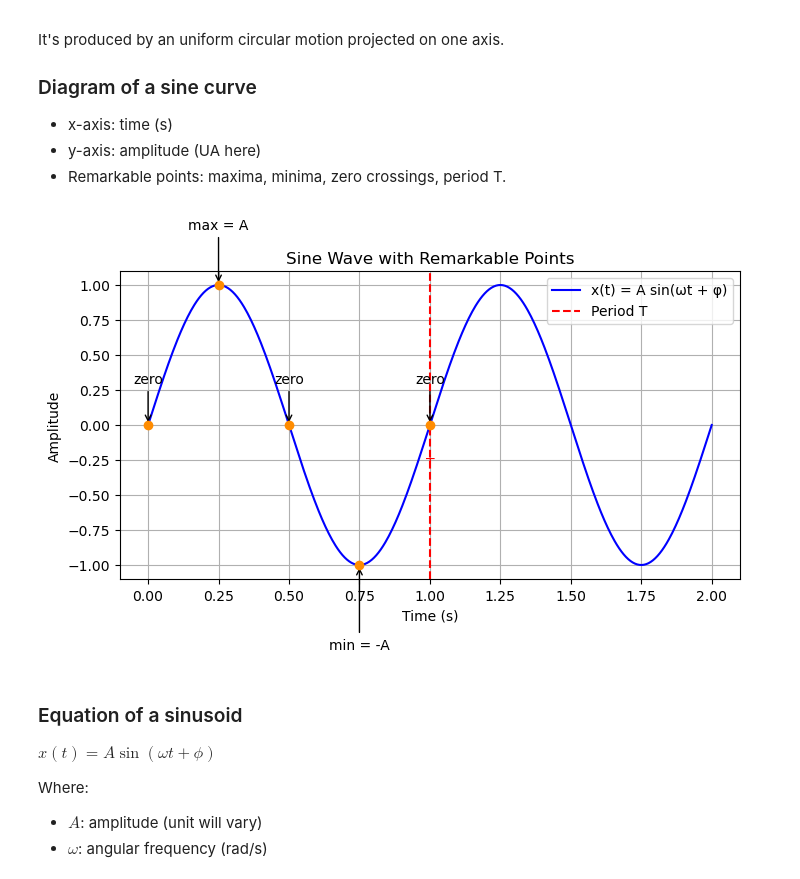
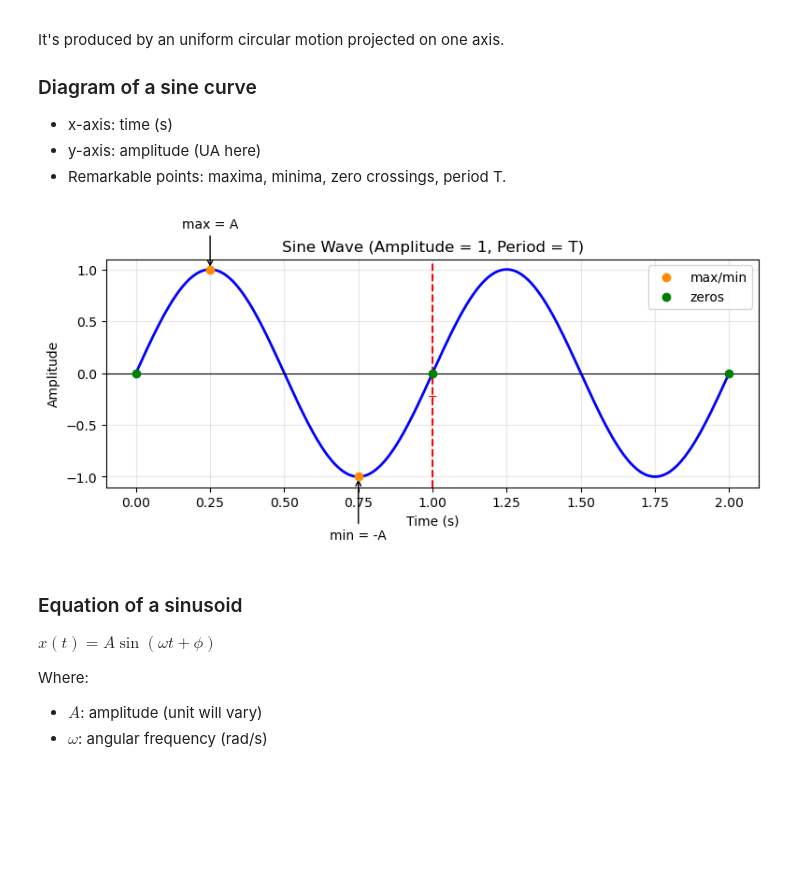
Before and after one commit to MorganVir/Python-pre-series02, a Jupyter notebook: Python-pre-series02.ipynb, the cells around one changed output. Cells and saved outputs as stored; diff of their text form; code cells hidden in the pictures; blank space fills up the shorter version.

Commit message:
Improved visibility of plots based on review
- removed clutter on plots
- improve readability of said plots (less annotated texts, more distincts colors and shape)

```diff
--- a/Python-pre-series02.ipynb
+++ b/Python-pre-series02.ipynb
@@ -14,53 +14,67 @@ It's produced by an uniform circular motion projected on one axis.
 # %%
 import numpy as np
 import matplotlib.pyplot as plt
 
 # Parameters
-A = 1.0            # Amplitude
-f = 1.0            # Frequency (Hz)
+A = 1.0
+f = 1.0
 omega = 2 * np.pi * f
-phi = 0            # Phase (rad)
-T = 1 / f          # Period (s)
+phi = 0
+T = 1 / f
 
 #  Time vector
-t = np.linspace(0, 2*T, 500)  # two periods
+t = np.linspace(0, 2*T, 500)
 
 # Sine wave
 x = A * np.sin(omega*t + phi)
 
-#  Plot
+
 plt.figure(figsize=(8, 4))
-plt.plot(t, x, label="x(t) = A sin(ωt + φ)", color="blue")
+
+# Make the sine wave line thicker so it stands out more and it's easier to read quickly
+plt.plot(t, x, linewidth=2, color="blue")
 
 # Remarkable points
-points_x = [0, T/4, T/2, 3*T/4, T]
-points_y = [0, A, 0, -A, 0]
+# Instead of showing ALL zeros and extrema with text,
+# we only highlight one "type" of each:
 
-plt.scatter(points_x, points_y, color="darkorange", zorder=5)
+plt.scatter([T/4, 3*T/4], [A, -A], color="darkorange", zorder=5, label="max/min")
+plt.scatter([0, T, 2*T], [0, 0, 0], color="green", zorder=5, label="zeros")
 
 # Annotations
-plt.annotate("zero", xy=(0, 0), xytext=(0, 0.3),
-             ha="center", arrowprops=dict(arrowstyle="->"))
+# Instead of repeating "zero" multiple times,
+# we annotate just ONE maximum and ONE minimum.
 plt.annotate("max = A", xy=(T/4, A), xytext=(T/4, A+0.4),
-             ha="center", arrowprops=dict(arrowstyle="->"))
-plt.annotate("zero", xy=(T/2, 0), xytext=(T/2, 0.3),
              ha="center", arrowprops=dict(arrowstyle="->"))
 plt.annotate("min = -A", xy=(3*T/4, -A), xytext=(3*T/4, -A-0.6),
              ha="center", arrowprops=dict(arrowstyle="->"))
-plt.annotate("zero", xy=(T, 0), xytext=(T, 0.3),
-             ha="center", arrowprops=dict(arrowstyle="->"))
-plt.axvline(T, color="red", linestyle="--", label="Period T")
+
+# Period marker
+# Keep the vertical line at T, but don’t overload with labels in the legend
+plt.axvline(T, color="red", linestyle="--")
 plt.text(T, -0.3, "T", ha="center", color="red")
 
-# Styling
-plt.title("Sine Wave with Remarkable Points")
+# Styling improvements
+# Add a horizontal axis line to make the zeros more obvious
+plt.axhline(0, color="black", linewidth=0.8)
+
+# Simplify title (mention parameters directly in text instead of legend clutter)
+plt.title("Sine Wave (Amplitude = 1, Period = T)")
+
+# Axes labels
 plt.xlabel("Time (s)")
 plt.ylabel("Amplitude")
+
+# Keep legend, but now only 2 items (clearer, not overwhelming)
 plt.legend()
-plt.grid(True)
+
+# Lighten the grid so it doesn’t compete visually
+plt.grid(True, alpha=0.3)
+
+plt.tight_layout()
 plt.show()
 # %% [output]
-[figure, old version]
+[figure, new version]
 # %% [markdown]
 
 ### Equation of a sinusoid
```
Also changed, not shown: parts of 1 cell of this notebook.
